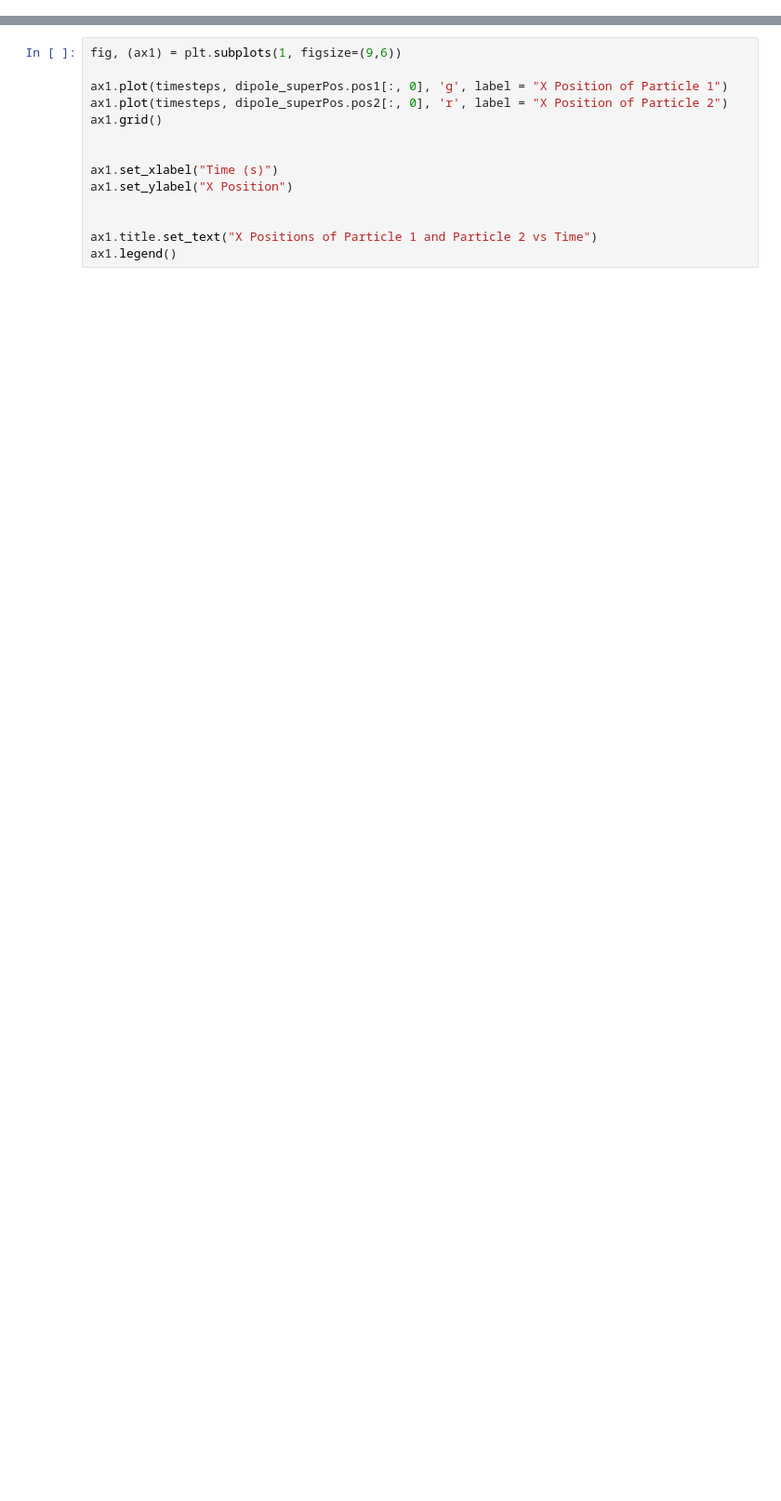
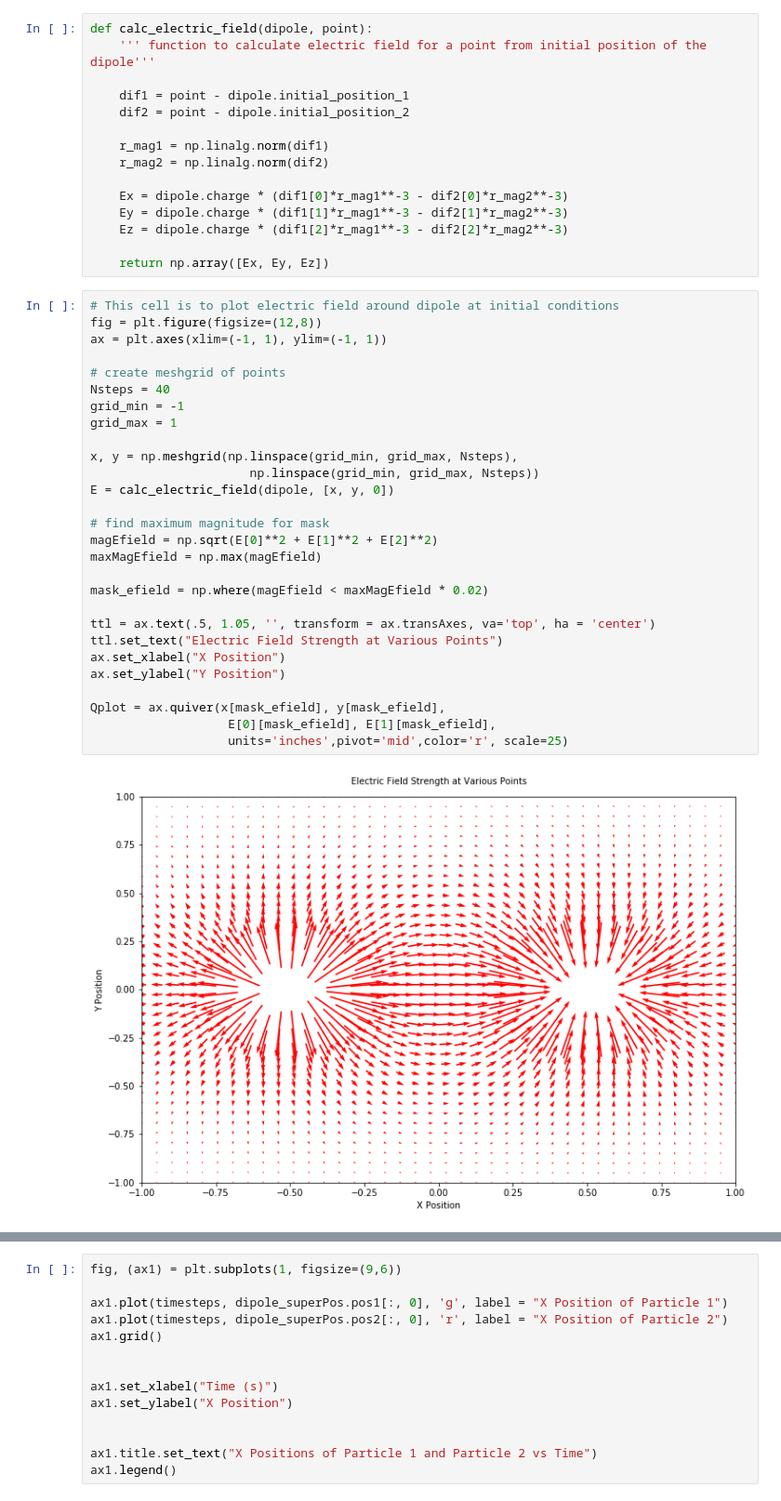
Before and after one commit to skorman/RayleighScattering, a Jupyter notebook: Rayleigh Scattering.ipynb, the cells around one changed output, grey strips where cells are left out. Shown at 93% size. Saved outputs shown, nothing was run; the diff lists cells and outputs as text; blank space fills up the shorter version.

```diff
--- a/Rayleigh Scattering.ipynb
+++ b/Rayleigh Scattering.ipynb
@@ -554,0 +162,45 @@ calculate_electric_field(superPos_point,dipole_superPos)
+# %%
+def calc_electric_field(dipole, point):
+    ''' function to calculate electric field for a point from initial position of the dipole'''
+
+    dif1 = point - dipole.initial_position_1
+    dif2 = point - dipole.initial_position_2
+
+    r_mag1 = np.linalg.norm(dif1)
+    r_mag2 = np.linalg.norm(dif2)
+
+    Ex = dipole.charge * (dif1[0]*r_mag1**-3 - dif2[0]*r_mag2**-3)
+    Ey = dipole.charge * (dif1[1]*r_mag1**-3 - dif2[1]*r_mag2**-3)
+    Ez = dipole.charge * (dif1[2]*r_mag1**-3 - dif2[2]*r_mag2**-3)
+
+    return np.array([Ex, Ey, Ez])
+# %%
+# This cell is to plot electric field around dipole at initial conditions
+fig = plt.figure(figsize=(12,8))
+ax = plt.axes(xlim=(-1, 1), ylim=(-1, 1))
+
+# create meshgrid of points
+Nsteps = 40
+grid_min = -1
+grid_max = 1
+
+x, y = np.meshgrid(np.linspace(grid_min, grid_max, Nsteps),
+                      np.linspace(grid_min, grid_max, Nsteps))
+E = calc_electric_field(dipole, [x, y, 0])
+
+# find maximum magnitude for mask
+magEfield = np.sqrt(E[0]**2 + E[1]**2 + E[2]**2)
+maxMagEfield = np.max(magEfield)
+
+mask_efield = np.where(magEfield < maxMagEfield * 0.02)
+
+ttl = ax.text(.5, 1.05, '', transform = ax.transAxes, va='top', ha = 'center')
+ttl.set_text("Electric Field Strength at Various Points")
+ax.set_xlabel("X Position")
+ax.set_ylabel("Y Position")
+
+Qplot = ax.quiver(x[mask_efield], y[mask_efield],
+                   E[0][mask_efield], E[1][mask_efield],
+                   units='inches',pivot='mid',color='r', scale=25)
+# %% [output]
+[figure, added]
```
Also changed, not shown: parts of 46 cells of this notebook.
